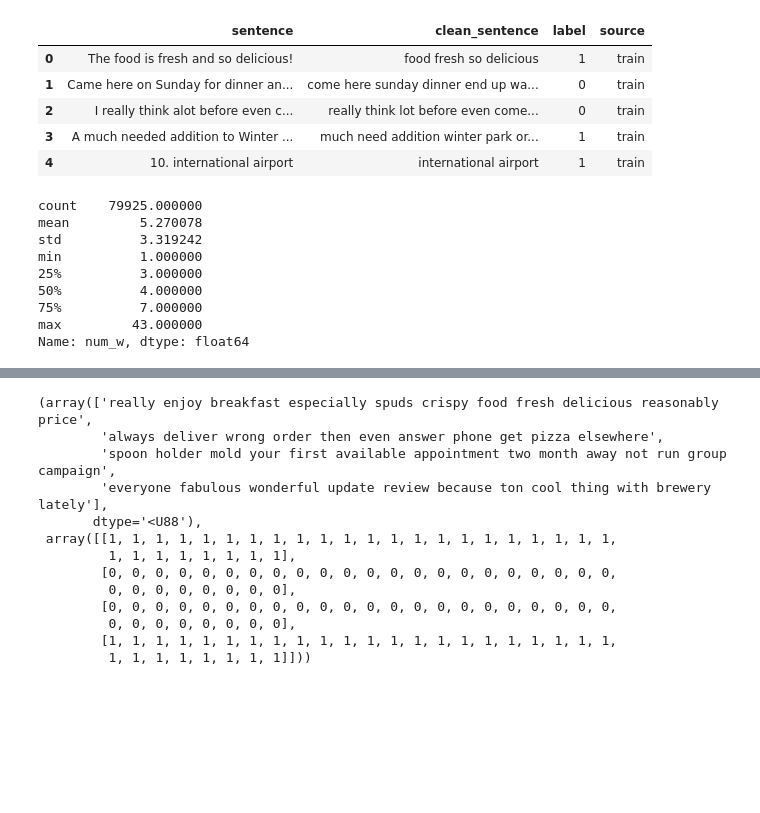
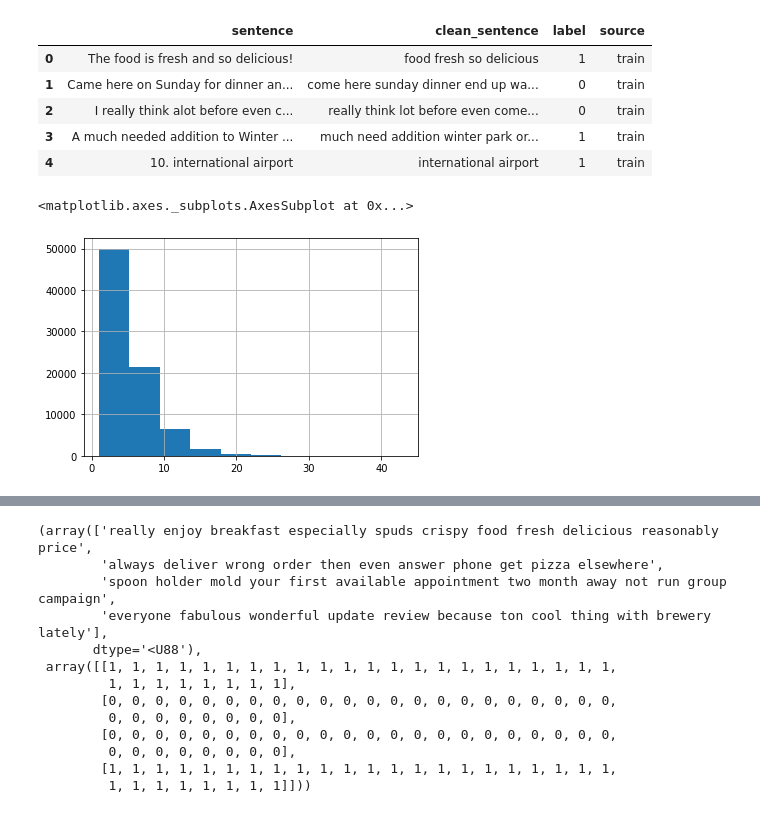
Before and after one commit to vesran/SumOp, a Jupyter notebook: notebooks/Sentiments_segmenter_08.ipynb, the cells around one changed output, grey strips where cells are left out. Cells and saved outputs as stored; diff of their text form; code cells hidden in the pictures; blank space fills up the shorter version.

```diff
--- a/notebooks/Sentiments_segmenter_08.ipynb
+++ b/notebooks/Sentiments_segmenter_08.ipynb
@@ -45,12 +24,0 @@ df['num_w'] = df.clean_sentence.apply(lambda x: len(x.split(' ')))
-# %%
-df.num_w.describe()
-# %% [output]
-count    79925.000000
-mean         5.270078
-std          3.319242
-min          1.000000
-25%          3.000000
-50%          4.000000
-75%          7.000000
-max         43.000000
-Name: num_w, dtype: float64
@@ -59 +25,13 @@ sents = df[df.num_w <= 15].copy()
+# %%
+df_semeval = df_semeval[df_semeval.source.isin(['train', 'val'])]
+df_semeval['origin'] = 'semeval'
+df_yelp['origin'] = 'yelp'
+df = pd.concat([df_semeval, df_yelp])
+
+df = df[df.clean_sentence.notnull()].copy()
+df['num_w'] = df.clean_sentence.apply(lambda x: len(x.split(' ')))
+df['num_w'].hist()
+# %% [output]
+<matplotlib.axes._subplots.AxesSubplot at 0x...>
+[figure, added]
 # %%
```
Also changed, not shown: parts of 41 cells of this notebook.
